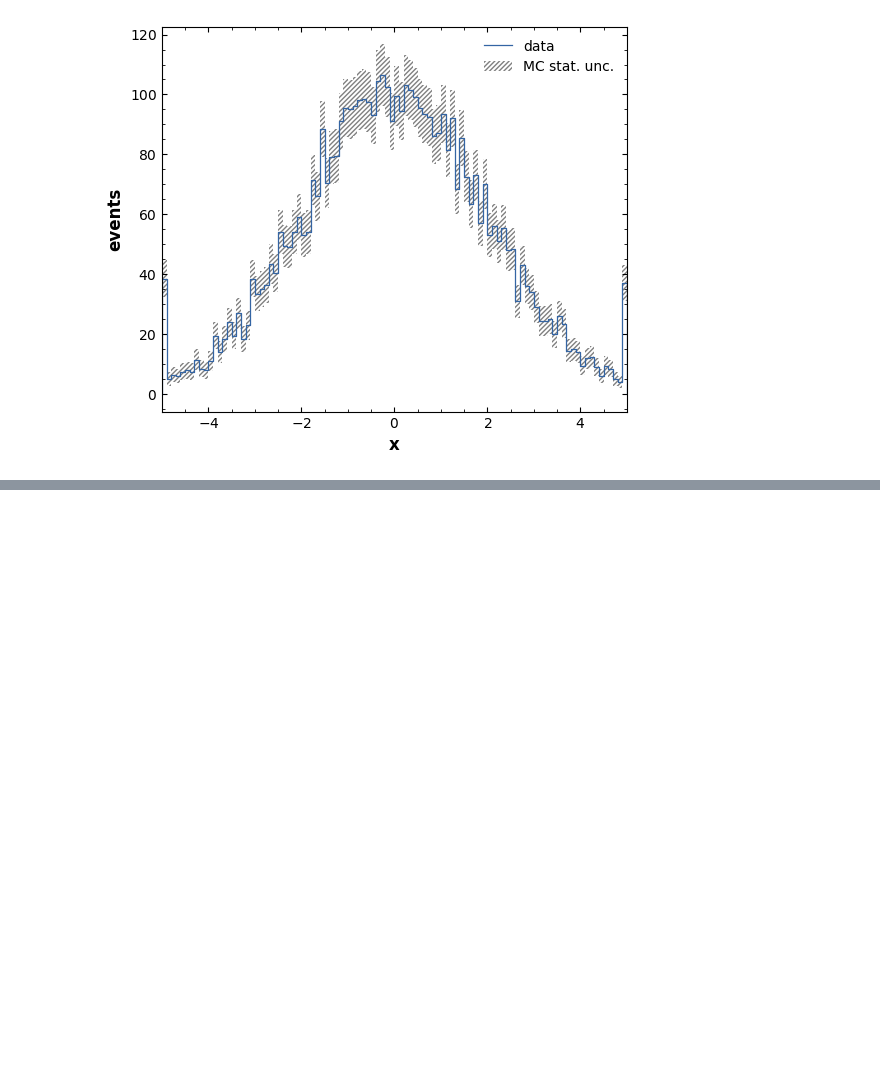
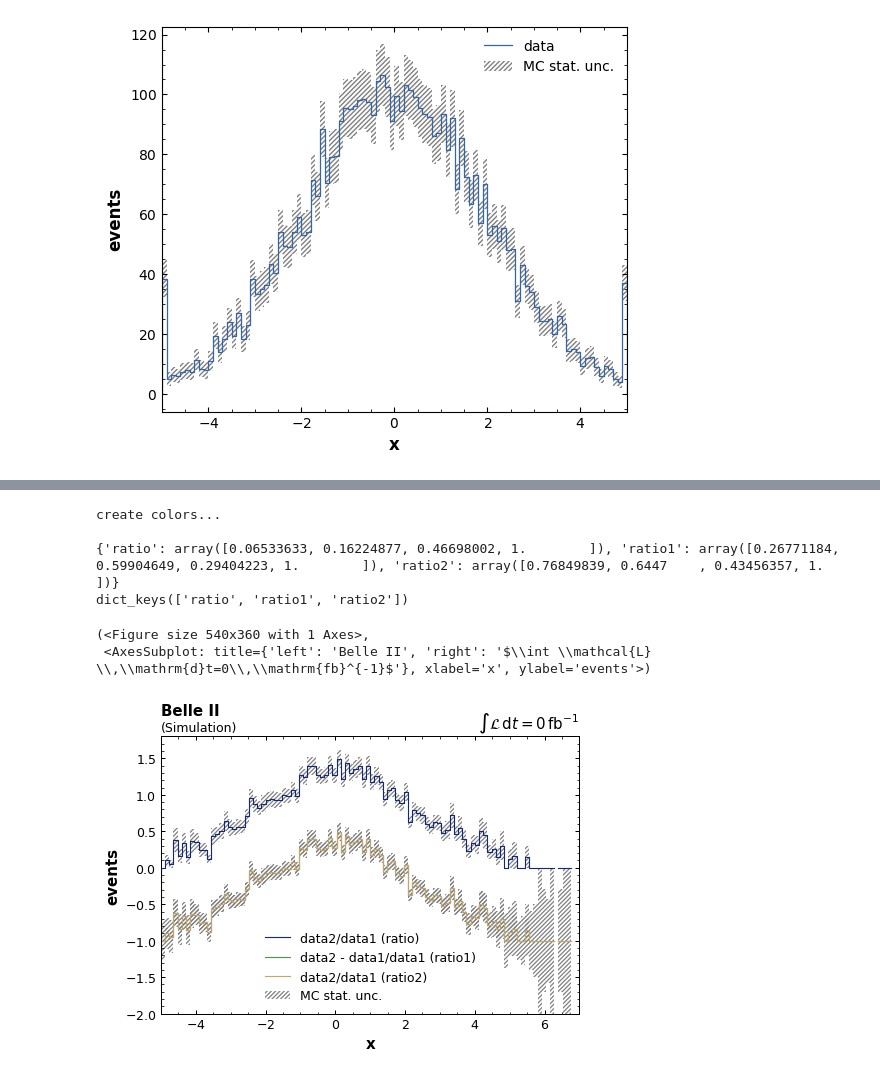
Before and after one commit to anselm-baur/b2analysis, a Jupyter notebook: examples/histogram.ipynb, the cells around one changed output, grey strips where cells are left out. Drawn from its saved outputs; the diff is of its cells as text; code cells hidden in the pictures; blank space fills up the shorter version.

```diff
--- a/examples/histogram.ipynb
+++ b/examples/histogram.ipynb
@@ -91,0 +119,27 @@ hist2_o.plot(histtype="step")
+# %%
+hist_ratio = hist2/hist1
+hist_ratio_1 = (hist2-hist1)/hist1
+hist_ratio_2 = hist2/hist1-hist1/hist1
+
+hist_ratio.name = "ratio"
+hist_ratio_1.name = "ratio1"
+hist_ratio_2.name = "ratio2"
+
+hist_ratio.label += " (ratio)"
+hist_ratio_1.label += " (ratio1)"
+hist_ratio_2.label += " (ratio2)"
+
+canvas = HistogramCanvas(lumi=0, var="x")
+canvas.add_histogram(hist_ratio)
+canvas.add_histogram(hist_ratio_1)
+canvas.add_histogram(hist_ratio_2)
+
+canvas.plot(histtype="step", figsize=(6,4))
+# %% [output]
+create colors...
+
+{'ratio': array([0.06533633, 0.16224877, 0.46698002, 1.        ]), 'ratio1': array([0.26771184, 0.59904649, 0.29404223, 1.        ]), 'ratio2': array([0.76849839, 0.6447    , 0.43456357, 1.        ])}
+dict_keys(['ratio', 'ratio1', 'ratio2'])
+(<Figure size 540x360 with 1 Axes>,
+ <AxesSubplot: title={'left': 'Belle II', 'right': '$\\int \\mathcal{L} \\,\\mathrm{d}t=0\\,\\mathrm{fb}^{-1}$'}, xlabel='x', ylabel='events'>)
+[figure, added]
```
Also changed, not shown: parts of 6 cells of this notebook, 2 other files.
